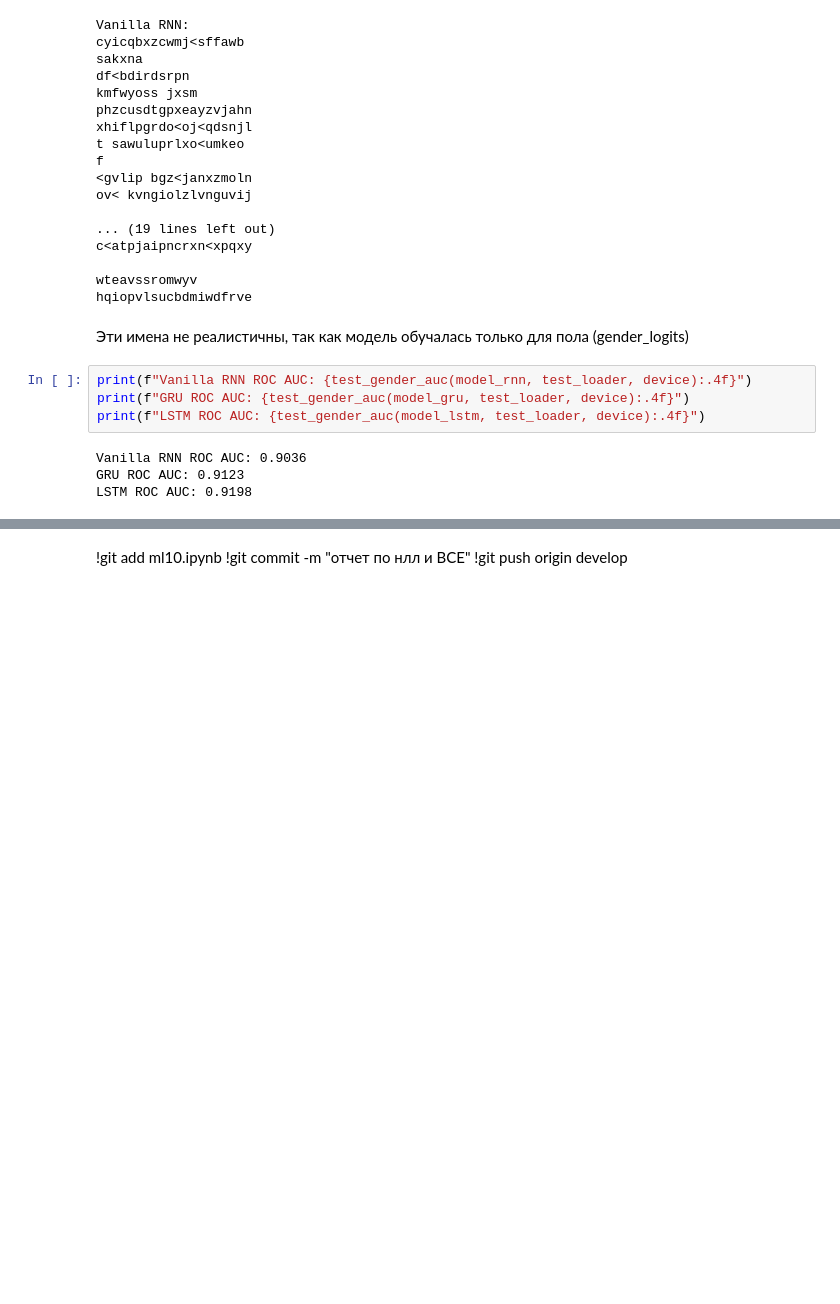
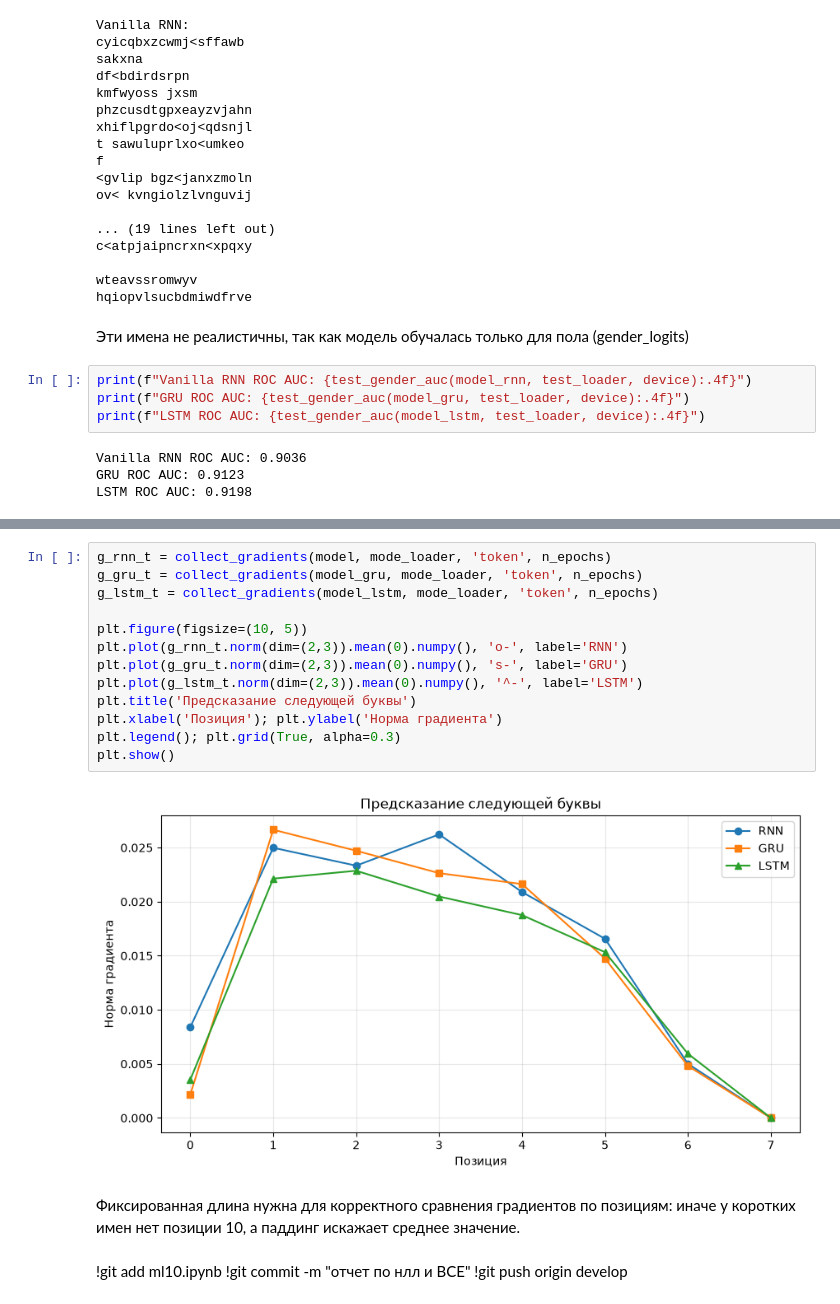
Before and after one commit to Magrusha/ds_pytorch-rnn-from-scratch, a Jupyter notebook: src/ml10.ipynb, the cells around one changed output, grey strips where cells are left out. Drawn from its saved outputs; the diff is of its cells as text; blank space fills up the shorter version.

```diff
--- a/src/ml10.ipynb
+++ b/src/ml10.ipynb
@@ -1179,3 +1323,20 @@ LSTM ROC AUC: 0.9198
+# %%
+g_rnn_t = collect_gradients(model, mode_loader, 'token', n_epochs)
+g_gru_t = collect_gradients(model_gru, mode_loader, 'token', n_epochs)
+g_lstm_t = collect_gradients(model_lstm, mode_loader, 'token', n_epochs)
+
+plt.figure(figsize=(10, 5))
+plt.plot(g_rnn_t.norm(dim=(2,3)).mean(0).numpy(), 'o-', label='RNN')
+plt.plot(g_gru_t.norm(dim=(2,3)).mean(0).numpy(), 's-', label='GRU')
+plt.plot(g_lstm_t.norm(dim=(2,3)).mean(0).numpy(), '^-', label='LSTM')
+plt.title('Предсказание следующей буквы')
+plt.xlabel('Позиция'); plt.ylabel('Норма градиента')
+plt.legend(); plt.grid(True, alpha=0.3)
+plt.show()
+# %% [output]
+[figure, added]
+# %% [markdown]
+Фиксированная длина нужна для корректного сравнения градиентов по позициям: иначе у коротких имен нет позиции 10, а паддинг искажает среднее значение.
 # %% [markdown]
 !git add ml10.ipynb
 !git commit -m "отчет по нлл и ВСЕ"
```
Also changed, not shown: parts of 15 cells of this notebook.
